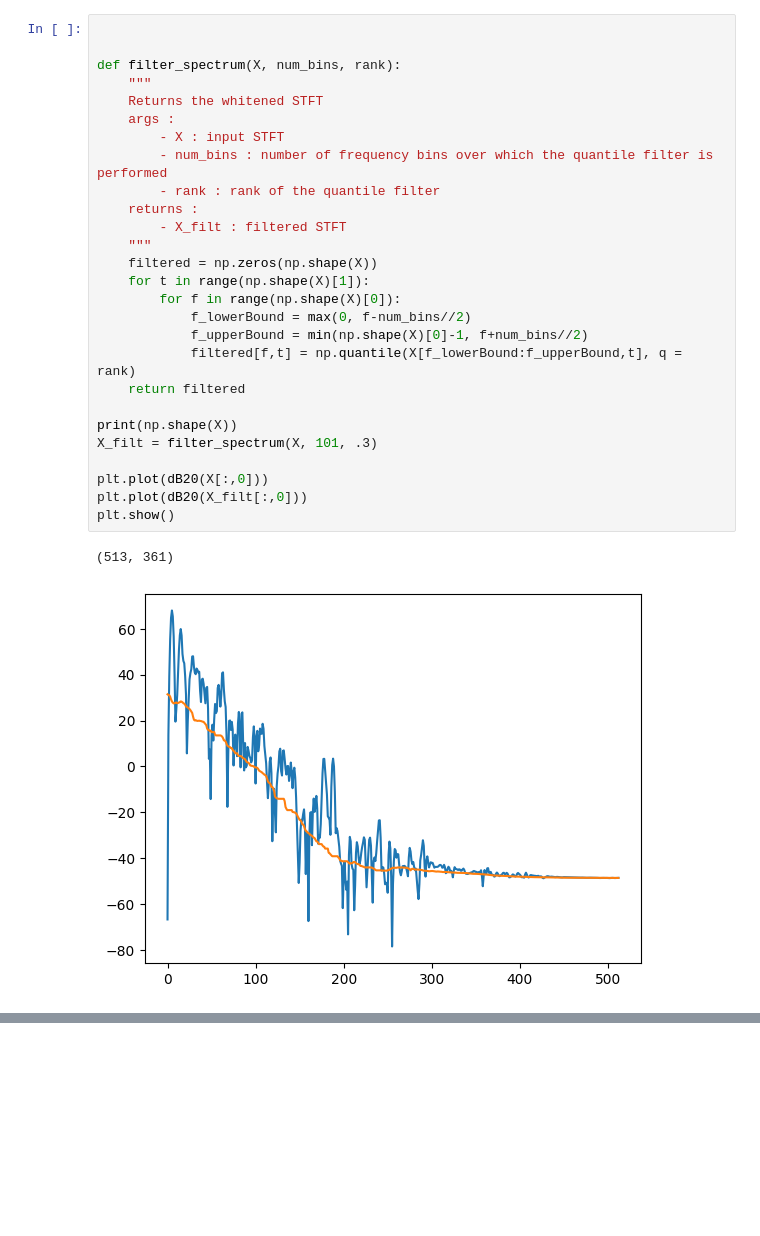
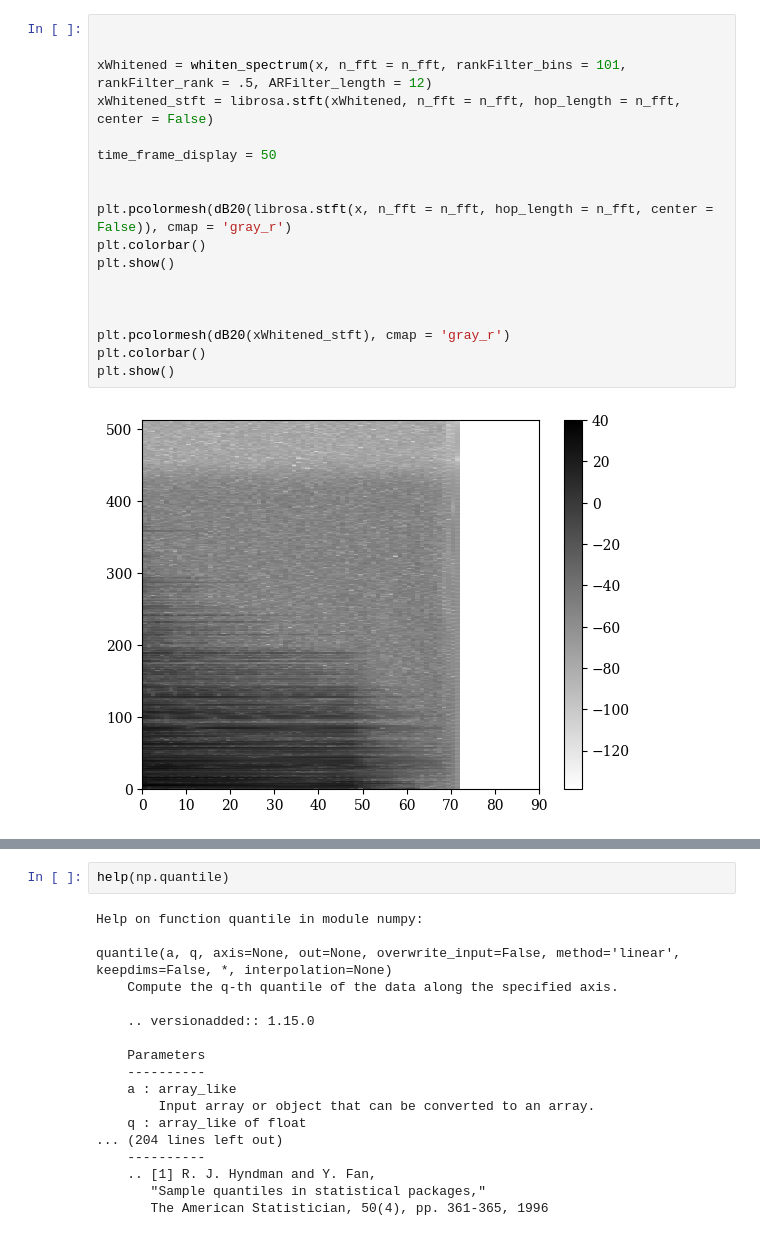
Before and after one commit to peladeaucome/ATIAM-PAM-AnalyseInstruments, a Jupyter notebook: Notebooks/come.ipynb, the cells around one changed output, grey strips where cells are left out. Saved outputs shown, nothing was run; the diff lists cells and outputs as text; blank space fills up the shorter version.

Commit message:
[HN] Implemented full band spectrum whitening

```diff
--- a/Notebooks/come.ipynb
+++ b/Notebooks/come.ipynb
@@ -79,30 +85,20 @@ sample rate : 22050
-# %%
-
-
-def filter_spectrum(X, num_bins, rank):
-    """
-    Returns the whitened STFT
-    args :
-        - X : input STFT
-        - num_bins : number of frequency bins over which the quantile filter is performed
-        - rank : rank of the quantile filter
-    returns :
-        - X_filt : filtered STFT
-    """
-    filtered = np.zeros(np.shape(X))
-    for t in range(np.shape(X)[1]):
-        for f in range(np.shape(X)[0]):
-            f_lowerBound = max(0, f-num_bins//2)
-            f_upperBound = min(np.shape(X)[0]-1, f+num_bins//2)
-            filtered[f,t] = np.quantile(X[f_lowerBound:f_upperBound,t], q = rank)
-    return filtered
-
-print(np.shape(X))
-X_filt = filter_spectrum(X, 101, .3)
-
-plt.plot(dB20(X[:,0]))
-plt.plot(dB20(X_filt[:,0]))
-plt.show()
-# %% [output]
-(513, 361)
-[figure, removed]
+# %%
+
+
+xWhitened = whiten_spectrum(x, n_fft = n_fft, rankFilter_bins = 101, rankFilter_rank = .5, ARFilter_length = 12)
+xWhitened_stft = librosa.stft(xWhitened, n_fft = n_fft, hop_length = n_fft, center = False)
+
+time_frame_display = 50
+
+
+plt.pcolormesh(dB20(librosa.stft(x, n_fft = n_fft, hop_length = n_fft, center = False)), cmap = 'gray_r')
+plt.colorbar()
+plt.show()
+
+
+
+plt.pcolormesh(dB20(xWhitened_stft), cmap = 'gray_r')
+plt.colorbar()
+plt.show()
+# %% [output]
+[figure, added]
@@ -108,0 +106,20 @@ plt.show()
+# %%
+help(np.quantile)
+# %% [output]
+Help on function quantile in module numpy:
+
+quantile(a, q, axis=None, out=None, overwrite_input=False, method='linear', keepdims=False, *, interpolation=None)
+    Compute the q-th quantile of the data along the specified axis.
+
+    .. versionadded:: 1.15.0
+
+    Parameters
+    ----------
+    a : array_like
+        Input array or object that can be converted to an array.
+    q : array_like of float
+... (204 lines left out)
+    ----------
+    .. [1] R. J. Hyndman and Y. Fan,
+       "Sample quantiles in statistical packages,"
+       The American Statistician, 50(4), pp. 361-365, 1996
```
Also changed, not shown: parts of 7 cells of this notebook, 1 other file.
